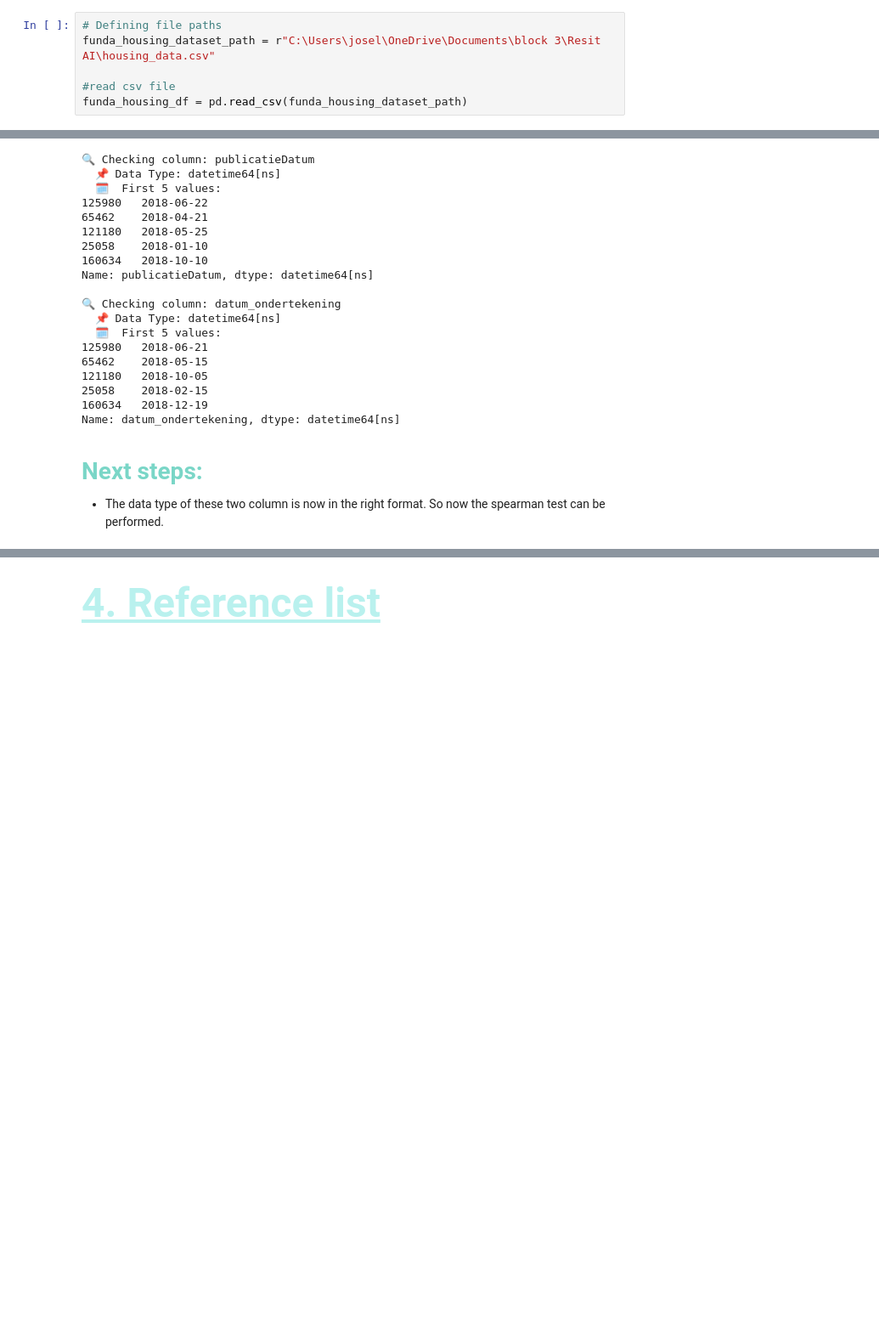
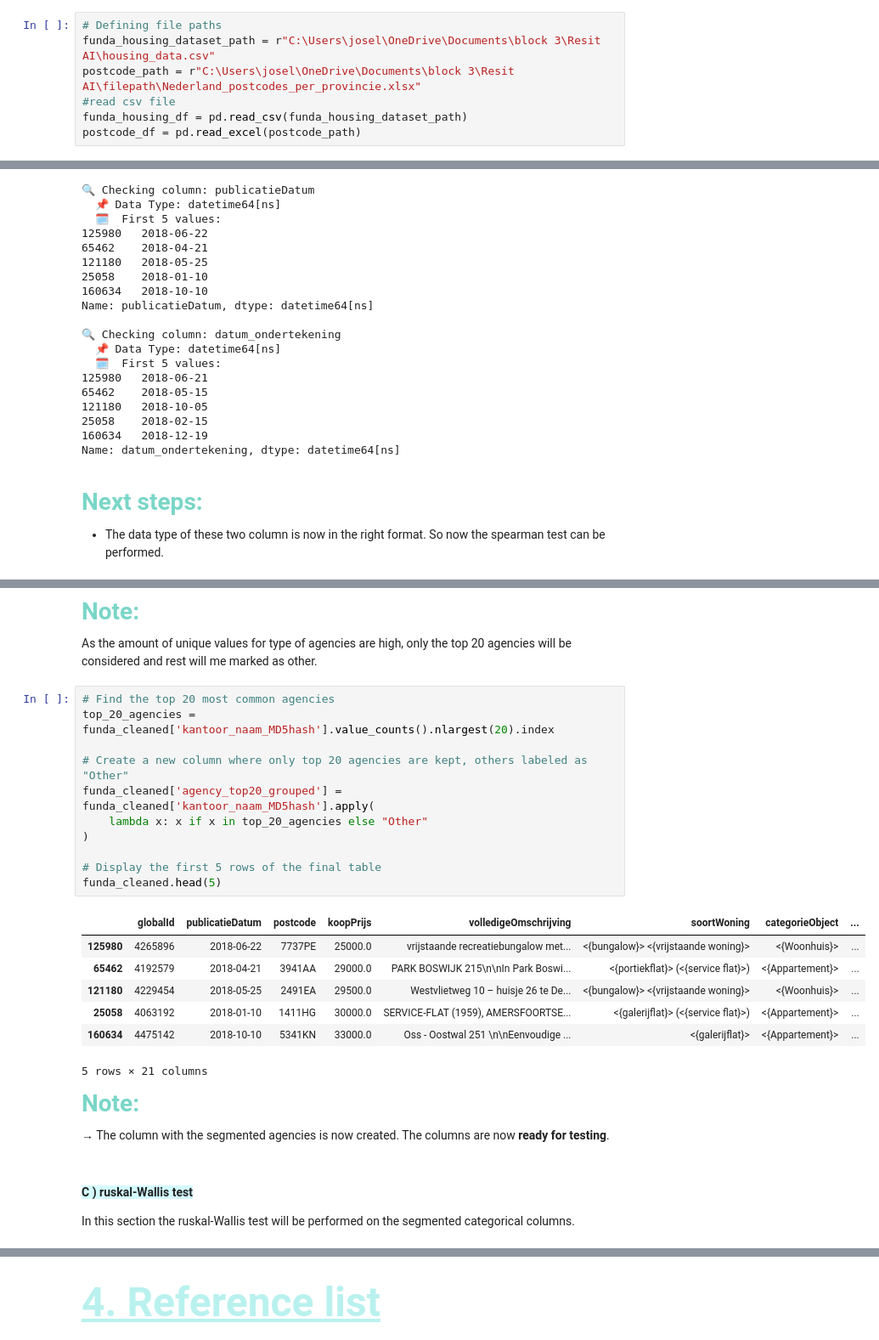
Before and after one commit to Josey-mc2/House-pricing-analysis, a Jupyter notebook: funda_analysis_ai_resit.ipynb, the cells around one changed output, grey strips where cells are left out. Shown at 85% size. Cells and saved outputs as stored; diff of their text form; blank space fills up the shorter version.

```diff
--- a/funda_analysis_ai_resit.ipynb
+++ b/funda_analysis_ai_resit.ipynb
@@ -102,9 +110,10 @@ ERROR: You must give at least one requirement to install (see "pip help install"
 # %%
 # Defining file paths
 funda_housing_dataset_path = r"C:\Users\josel\OneDrive\Documents\block 3\Resit AI\housing_data.csv"
-
+postcode_path = r"C:\Users\josel\OneDrive\Documents\block 3\Resit AI\filepath\Nederland_postcodes_per_provincie.xlsx"
 #read csv file
 funda_housing_df = pd.read_csv(funda_housing_dataset_path)
+postcode_df = pd.read_excel(postcode_path)
 # %% [markdown]
 # <span style="color:rgb(185, 241, 238); font-size: 48px; font-family: 'Times New Roman'; font-weight: bold; text-decoration: underline;">3. Exploratory Data Analysis </span>
 # %% [markdown]
@@ -1921,0 +2075,31 @@ datum_ondertekening              0.125527  0.000000e+00
+# %% [markdown]
+**<span style="color:#7AD6C7; font-size:28px; font-family:'Times New Roman';"> Note:</span>**
+
+As the amount of unique values for type of agencies are high, only the top 20 agencies will be considered and rest will me marked as other.
+# %%
+# Find the top 20 most common agencies
+top_20_agencies = funda_cleaned['kantoor_naam_MD5hash'].value_counts().nlargest(20).index
+
+# Create a new column where only top 20 agencies are kept, others labeled as "Other"
+funda_cleaned['agency_top20_grouped'] = funda_cleaned['kantoor_naam_MD5hash'].apply(
+    lambda x: x if x in top_20_agencies else "Other"
+)
+
+# Display the first 5 rows of the final table
+funda_cleaned.head(5)
+# %% [output]
+|  | globalId | publicatieDatum | postcode | koopPrijs | volledigeOmschrijving | soortWoning | categorieObject | ... |
+| 125980 | 4265896 | 2018-06-22 | 7737PE | 25000.0 | vrijstaande recreatiebungalow met... | <{bungalow}> <{vrijstaande woning}> | <{Woonhuis}> | ... |
+| 65462 | 4192579 | 2018-04-21 | 3941AA | 29000.0 | PARK BOSWIJK 215\n\nIn Park Boswi... | <{portiekflat}> (<{service flat}>) | <{Appartement}> | ... |
+| 121180 | 4229454 | 2018-05-25 | 2491EA | 29500.0 | Westvlietweg 10 – huisje 26 te De... | <{bungalow}> <{vrijstaande woning}> | <{Woonhuis}> | ... |
+| 25058 | 4063192 | 2018-01-10 | 1411HG | 30000.0 | SERVICE-FLAT (1959), AMERSFOORTSE... | <{galerijflat}> (<{service flat}>) | <{Appartement}> | ... |
+| 160634 | 4475142 | 2018-10-10 | 5341KN | 33000.0 | Oss - Oostwal 251 \n\nEenvoudige ... | <{galerijflat}> | <{Appartement}> | ... |
+5 rows × 21 columns
+# %% [markdown]
+**<span style="color:#7AD6C7; font-size:28px; font-family:'Times New Roman';"> Note:</span>**
+
+→ The column with the segmented agencies is now created. The columns are now **ready for testing**.
+# %% [markdown]
+#### <span style="background-color: rgba(0, 229, 255, 0.17);">C ) ruskal-Wallis test</span>
+
+In this section the ruskal-Wallis test will be performed on the segmented categorical columns.
```
Also changed, not shown: parts of 28 cells of this notebook.
